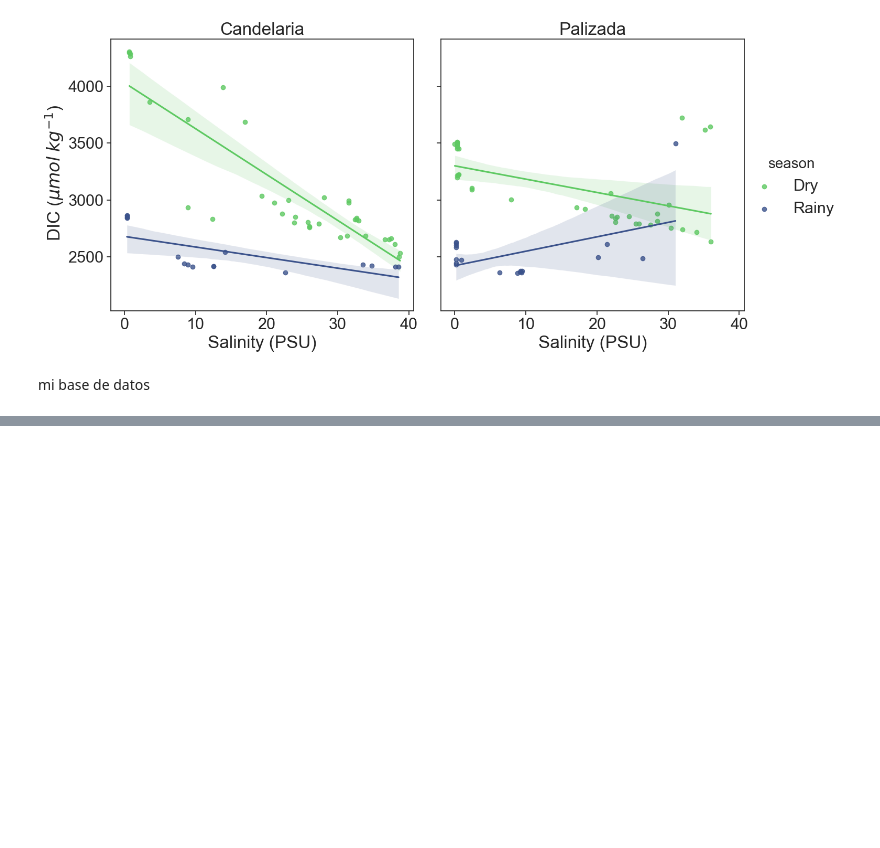
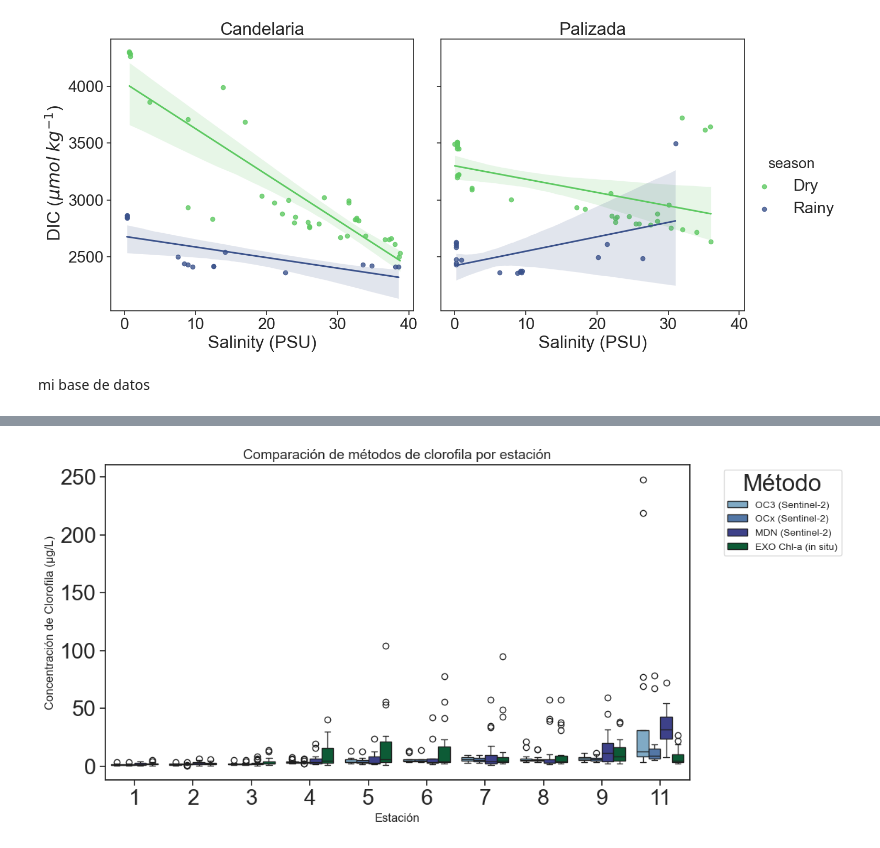
Before and after one commit to Andrea-Rebeca-LC/Python_2025_Ciencias_de_datos, a Jupyter notebook: Primeros ejercicios/seaborn_statistics_plot.ipynb, the cells around one changed output, grey strips where cells are left out. Saved outputs shown, nothing was run; the diff lists cells and outputs as text; code cells hidden in the pictures; blank space fills up the shorter version.

```diff
--- a/Primeros ejercicios/seaborn_statistics_plot.ipynb
+++ b/Primeros ejercicios/seaborn_statistics_plot.ipynb
@@ -141,0 +244,35 @@ mi base de datos
+# %%
+# Renombrar variables
+df_long_renamed = df_long.copy()
+
+# Nuevos nombres
+rename_dict = {
+    "oc3": "OC3 (Sentinel-2)",
+    "ocx": "OCx (Sentinel-2)",
+    "mdn": "MDN (Sentinel-2)",
+    "chlorophyll.ugl": "EXO Chl-a (in situ)"
+}
+
+# Reemplazar los nombres
+df_long_renamed["Variable"] = df_long_renamed["Variable"].map(rename_dict)
+
+# Boxplot
+plt.figure(figsize=(12,6))
+
+sns.boxplot(
+    data=df_long_renamed,
+    x="station",
+    y="Concentración",
+    hue="Variable",
+    palette=my_colors_E  # tu paleta personalizada
+)
+
+plt.xlabel("Estación", fontsize=12)
+plt.ylabel("Concentración de Clorofila (µg/L)", fontsize=12)
+plt.title("Comparación de métodos de clorofila por estación", fontsize=14)
+
+plt.legend(title="Método", bbox_to_anchor=(1.05, 1), loc='upper left', prop={'size':10})
+plt.tight_layout()
+plt.show()
+# %% [output]
+[figure, added]
```
Also changed, not shown: parts of 6 cells of this notebook.
